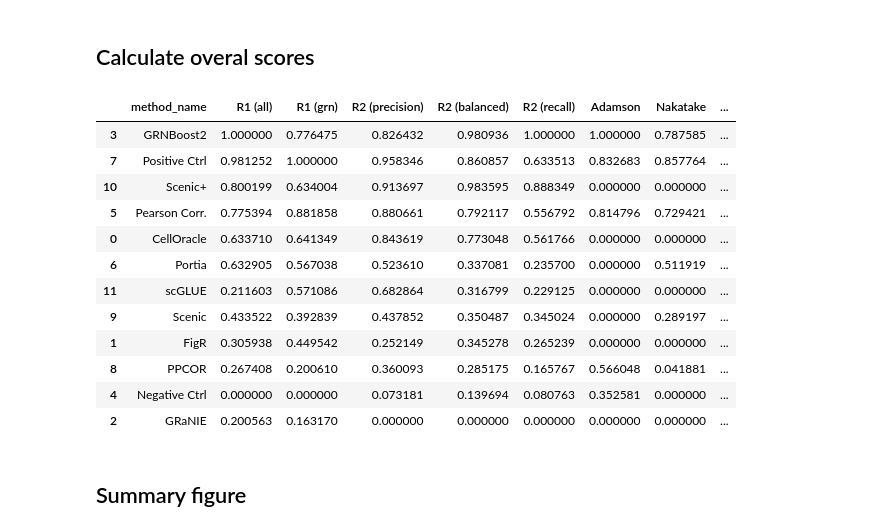
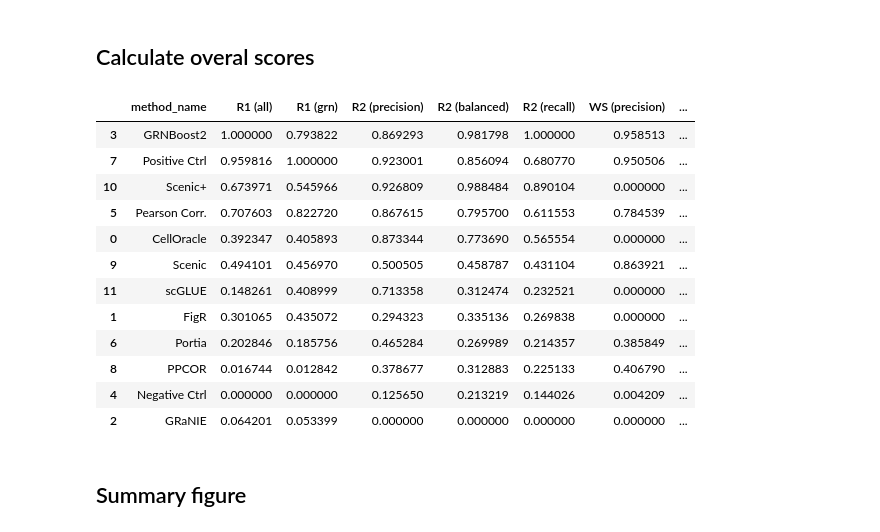
Before and after one commit to janursa/grn_benchmark, a Jupyter notebook: notebooks/process_results.ipynb, the cells around one changed output. Saved outputs shown, nothing was run; the diff lists cells and outputs as text; code cells hidden in the pictures.

```diff
--- a/notebooks/process_results.ipynb
+++ b/notebooks/process_results.ipynb
@@ -102,0 +73,29 @@ df_datasets = df_all.groupby(['model','dataset']).apply(lambda df: mean_for_data
+# %%
+# - s1 and s2 only for op
+df_store = []
+for dataset in df_all['dataset'].unique():
+    df_dataset = df_all[df_all['dataset']==dataset].copy()
+    if dataset != 'op':
+        df_dataset[['S1', 'S2']] = np.nan
+    df_store.append(df_dataset)
+
+df_all_adj = pd.concat(df_store)
+# %%
+# - normalize the scores
+def normalize_scores_per_dataset(df):
+    df = df.set_index('model')
+    df[df < 0] = 0
+    df = (df-df.min(axis=0))/(df.max(axis=0)-df.min(axis=0))
+    return df
+df_all_n = df_all_adj.groupby('dataset').apply(normalize_scores_per_dataset).reset_index()
+# %%
+# - average scores for all datasets
+def mean_for_metrics(df):
+    # Calculate mean across datasets for each metric, ignoring NaN values
+    return df.drop(['dataset'], axis=1).mean(skipna=True)
+
+df_metrics = (
+    df_all_n.groupby(['model'])
+    .apply(mean_for_metrics)
+)
+df_metrics
@@ -102,0 +117,13 @@ df_datasets = df_all.groupby(['model','dataset']).apply(lambda df: mean_for_data
+# %%
+# - average scores for all datasets
+def mean_for_datasets(df):
+    # print(df.set_index('dataset')[metrics].T.mean(skipna=True))
+    return df.set_index('dataset')[metrics].T.mean(skipna=True)
+
+df_datasets = (
+    df_all_n.groupby(['model'])
+    .apply(mean_for_datasets)
+    .reset_index()
+)
+df_datasets = df_datasets.pivot(index='model',columns='dataset',values=0)
+df_datasets
@@ -106,51 +148,51 @@ df_datasets = df_all.groupby(['model','dataset']).apply(lambda df: mean_for_data
 # - calculate over scores
 df_scores = pd.concat([df_metrics, df_datasets], axis=1)
 # df_scores = df_metrics
-df_scores['overall_score'] = df_scores.mean(axis=1)
+df_scores['overall_score'] = df_scores.mean(axis=1, skipna=True)
 
 # - merge scores with resources
 df_summary = pd.concat([df_scores, df_res], axis=1)
 df_summary = df_summary.fillna(0)
 df_summary.index.name = 'method_name'
 df_summary = df_summary.reset_index()
 
 df_summary = df_summary.sort_values(by='overall_score', ascending=False)
 
 df_summary.method_name = df_summary.method_name.map(surragate_names)
 # - add user complexity
 df_summary['User-friendly'] = df_summary['method_name'].map({
                             'Scenic+': 1,
                             'GRNBoost2': 8,
                             'Positive Ctrl': 10,
                             'Pearson Corr.': 10,
                             'CellOracle': 6,
                             'Portia': 9,
                             'scGLUE': 6,
                             'Scenic': 7,
                             'FigR': 6,
                             'PPCOR': 7,
                             'Negative Ctrl': 10,
                             'GRaNIE': 6,
                             })
 df_summary['Complexity'] = df_summary['User-friendly'].max() - df_summary['User-friendly']
 df_summary.columns = [surragate_names.get(col, col) for col in df_summary.columns]
 
 df_summary= df_summary.fillna(0)
 df_summary
 # %% [output]
-|  | method_name | R1 (all) | R1 (grn) | R2 (precision) | R2 (balanced) | R2 (recall) | Adamson | Nakatake | ... |
-| 3 | GRNBoost2 | 1.000000 | 0.776475 | 0.826432 | 0.980936 | 1.000000 | 1.000000 | 0.787585 | ... |
-| 7 | Positive Ctrl | 0.981252 | 1.000000 | 0.958346 | 0.860857 | 0.633513 | 0.832683 | 0.857764 | ... |
-| 10 | Scenic+ | 0.800199 | 0.634004 | 0.913697 | 0.983595 | 0.888349 | 0.000000 | 0.000000 | ... |
-| 5 | Pearson Corr. | 0.775394 | 0.881858 | 0.880661 | 0.792117 | 0.556792 | 0.814796 | 0.729421 | ... |
-| 0 | CellOracle | 0.633710 | 0.641349 | 0.843619 | 0.773048 | 0.561766 | 0.000000 | 0.000000 | ... |
-| 6 | Portia | 0.632905 | 0.567038 | 0.523610 | 0.337081 | 0.235700 | 0.000000 | 0.511919 | ... |
-| 11 | scGLUE | 0.211603 | 0.571086 | 0.682864 | 0.316799 | 0.229125 | 0.000000 | 0.000000 | ... |
-| 9 | Scenic | 0.433522 | 0.392839 | 0.437852 | 0.350487 | 0.345024 | 0.000000 | 0.289197 | ... |
-| 1 | FigR | 0.305938 | 0.449542 | 0.252149 | 0.345278 | 0.265239 | 0.000000 | 0.000000 | ... |
-| 8 | PPCOR | 0.267408 | 0.200610 | 0.360093 | 0.285175 | 0.165767 | 0.566048 | 0.041881 | ... |
-| 4 | Negative Ctrl | 0.000000 | 0.000000 | 0.073181 | 0.139694 | 0.080763 | 0.352581 | 0.000000 | ... |
-| 2 | GRaNIE | 0.200563 | 0.163170 | 0.000000 | 0.000000 | 0.000000 | 0.000000 | 0.000000 | ... |
+|  | method_name | R1 (all) | R1 (grn) | R2 (precision) | R2 (balanced) | R2 (recall) | WS (precision) | ... |
+| 3 | GRNBoost2 | 1.000000 | 0.793822 | 0.869293 | 0.981798 | 1.000000 | 0.958513 | ... |
+| 7 | Positive Ctrl | 0.959816 | 1.000000 | 0.923001 | 0.856094 | 0.680770 | 0.950506 | ... |
+| 10 | Scenic+ | 0.673971 | 0.545966 | 0.926809 | 0.988484 | 0.890104 | 0.000000 | ... |
+| 5 | Pearson Corr. | 0.707603 | 0.822720 | 0.867615 | 0.795700 | 0.611553 | 0.784539 | ... |
+| 0 | CellOracle | 0.392347 | 0.405893 | 0.873344 | 0.773690 | 0.565554 | 0.000000 | ... |
+| 9 | Scenic | 0.494101 | 0.456970 | 0.500505 | 0.458787 | 0.431104 | 0.863921 | ... |
+| 11 | scGLUE | 0.148261 | 0.408999 | 0.713358 | 0.312474 | 0.232521 | 0.000000 | ... |
+| 1 | FigR | 0.301065 | 0.435072 | 0.294323 | 0.335136 | 0.269838 | 0.000000 | ... |
+| 6 | Portia | 0.202846 | 0.185756 | 0.465284 | 0.269989 | 0.214357 | 0.385849 | ... |
+| 8 | PPCOR | 0.016744 | 0.012842 | 0.378677 | 0.312883 | 0.225133 | 0.406790 | ... |
+| 4 | Negative Ctrl | 0.000000 | 0.000000 | 0.125650 | 0.213219 | 0.144026 | 0.004209 | ... |
+| 2 | GRaNIE | 0.064201 | 0.053399 | 0.000000 | 0.000000 | 0.000000 | 0.000000 | ... |
 # %% [markdown]
 ## Summary figure
 # %%
```
Also changed, not shown: parts of 23 cells of this notebook, 4 other files.
